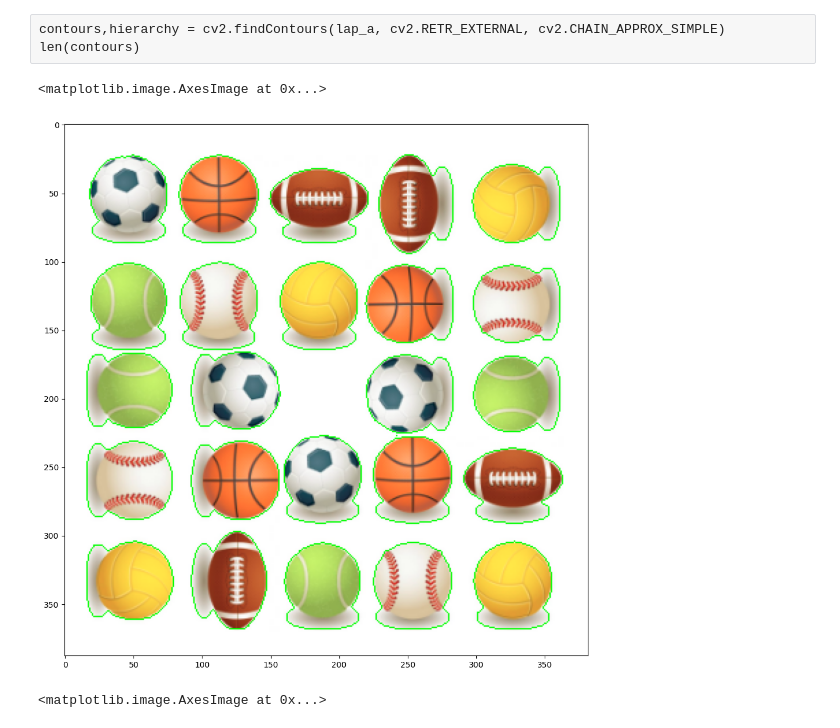
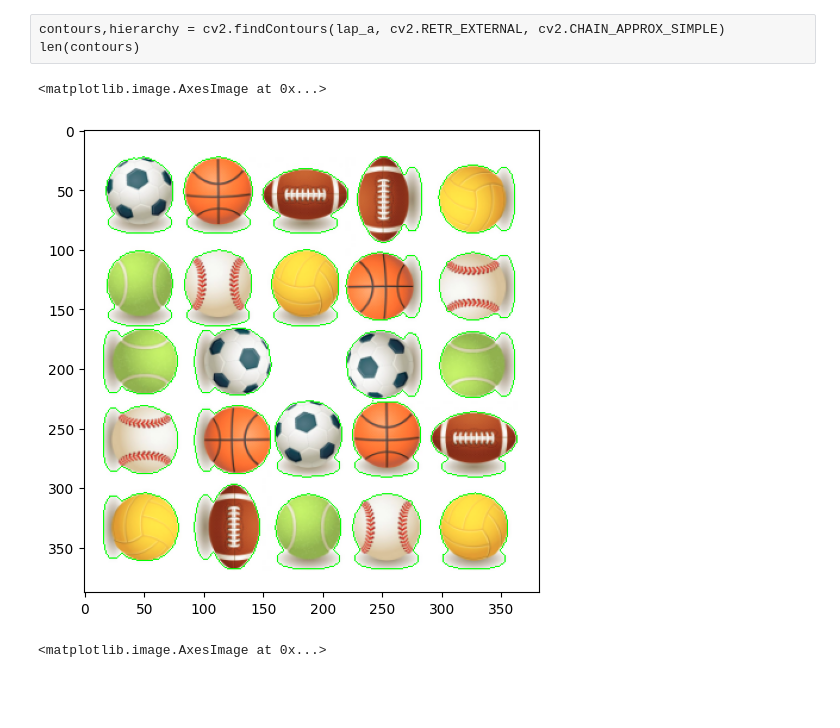
Before and after one commit to pedrodsk/pdi, a Jupyter notebook: notebooks/exercicio_07.ipynb, the cells around one changed output. Drawn from its saved outputs; the diff is of its cells as text; code cells hidden in the pictures; blank space fills up the shorter version.

```diff
--- a/notebooks/exercicio_07.ipynb
+++ b/notebooks/exercicio_07.ipynb
@@ -244,18 +248,18 @@ plt.imshow(lap_a, cmap='gray')
 contours,hierarchy = cv2.findContours(lap_a, cv2.RETR_EXTERNAL, cv2.CHAIN_APPROX_SIMPLE)
 len(contours)
 # %%
-plt.figure(figsize=(12,12))
+plt.figure(figsize=(6,6))
 bordas2 = img_rgb.copy()
 
 
 
 cv2.drawContours(bordas2, contours, -1, (0,255,0), 1)
 
 
 plt.imshow(bordas2, cmap='gray')
 # %% [output]
 <matplotlib.image.AxesImage at 0x...>
-[figure, old version]
+[figure, new version]
 # %%
 new_cnt = []
 bordas2 = img_rgb.copy()
```
Also changed, not shown: parts of 4 cells of this notebook.
